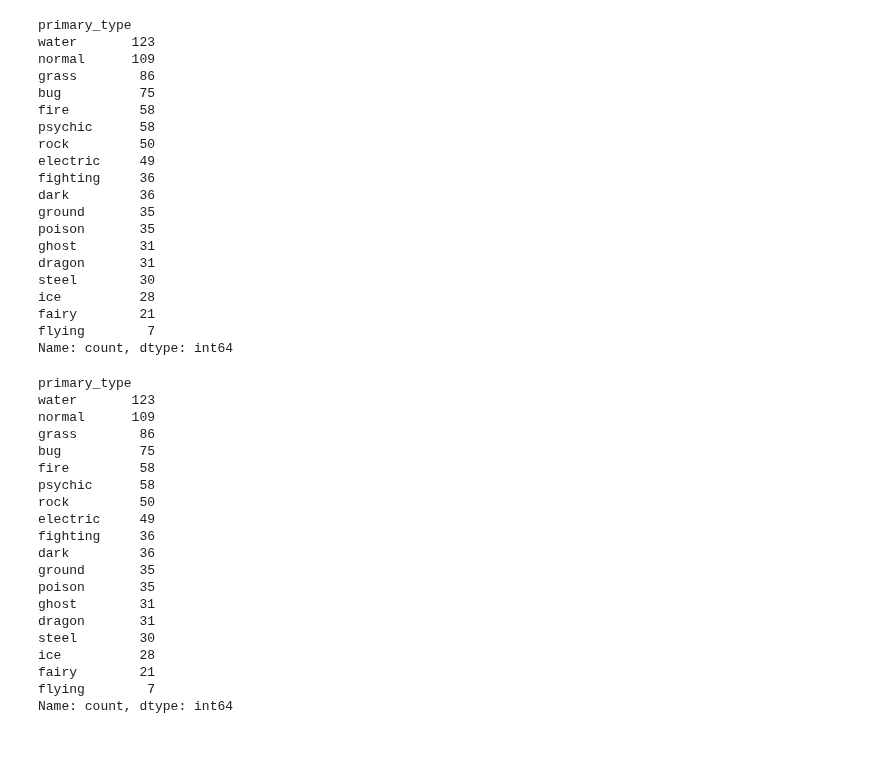
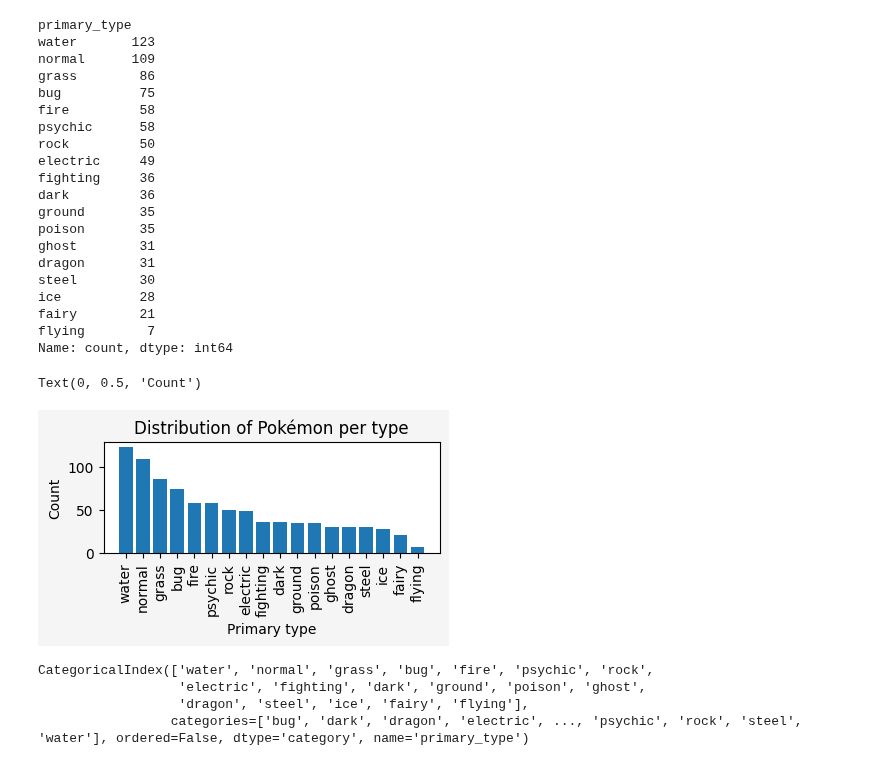
Before and after one commit to NicoleSchwartz/20241505-tutorial-pandas-matplotlib, a Jupyter notebook: tutorial.ipynb, the cells around one changed output. Cells and saved outputs as stored; diff of their text form; code cells hidden in the pictures.

```diff
--- a/tutorial.ipynb
+++ b/tutorial.ipynb
@@ -804,44 +804,31 @@ Name: count, dtype: int64
 # %%
 fig, ax = plt.subplots(
     figsize=(4, 2.25),
     facecolor="whitesmoke",
     layout="constrained",
 )
 
 primary_type = pokemon["primary_type"]
 
 ax.bar(
     range(primary_type.nunique()),
     primary_type.value_counts(),
 )
 ax.set_xticks(
     range(primary_type.nunique()),
-    labels=primary_type.cat.categories,
+    labels=primary_type.value_counts().index,
     rotation=90,
 )
 ax.set_title("Distribution of Pokémon per type")
 ax.set_xlabel("Primary type")
 ax.set_ylabel("Count")
+# %% [output]
+Text(0, 0.5, 'Count')
+[figure, added]
 # %%
-primary_type.value_counts()
+primary_type.value_counts().index
 # %% [output]
-primary_type
-water       123
-normal      109
-grass        86
-bug          75
-fire         58
-psychic      58
-rock         50
-electric     49
-fighting     36
-dark         36
-ground       35
-poison       35
-ghost        31
-dragon       31
-steel        30
-ice          28
-fairy        21
-flying        7
-Name: count, dtype: int64
+CategoricalIndex(['water', 'normal', 'grass', 'bug', 'fire', 'psychic', 'rock',
+                  'electric', 'fighting', 'dark', 'ground', 'poison', 'ghost',
+                  'dragon', 'steel', 'ice', 'fairy', 'flying'],
+                 categories=['bug', 'dark', 'dragon', 'electric', ..., 'psychic', 'rock', 'steel', 'water'], ordered=False, dtype='category', name='primary_type')
```
